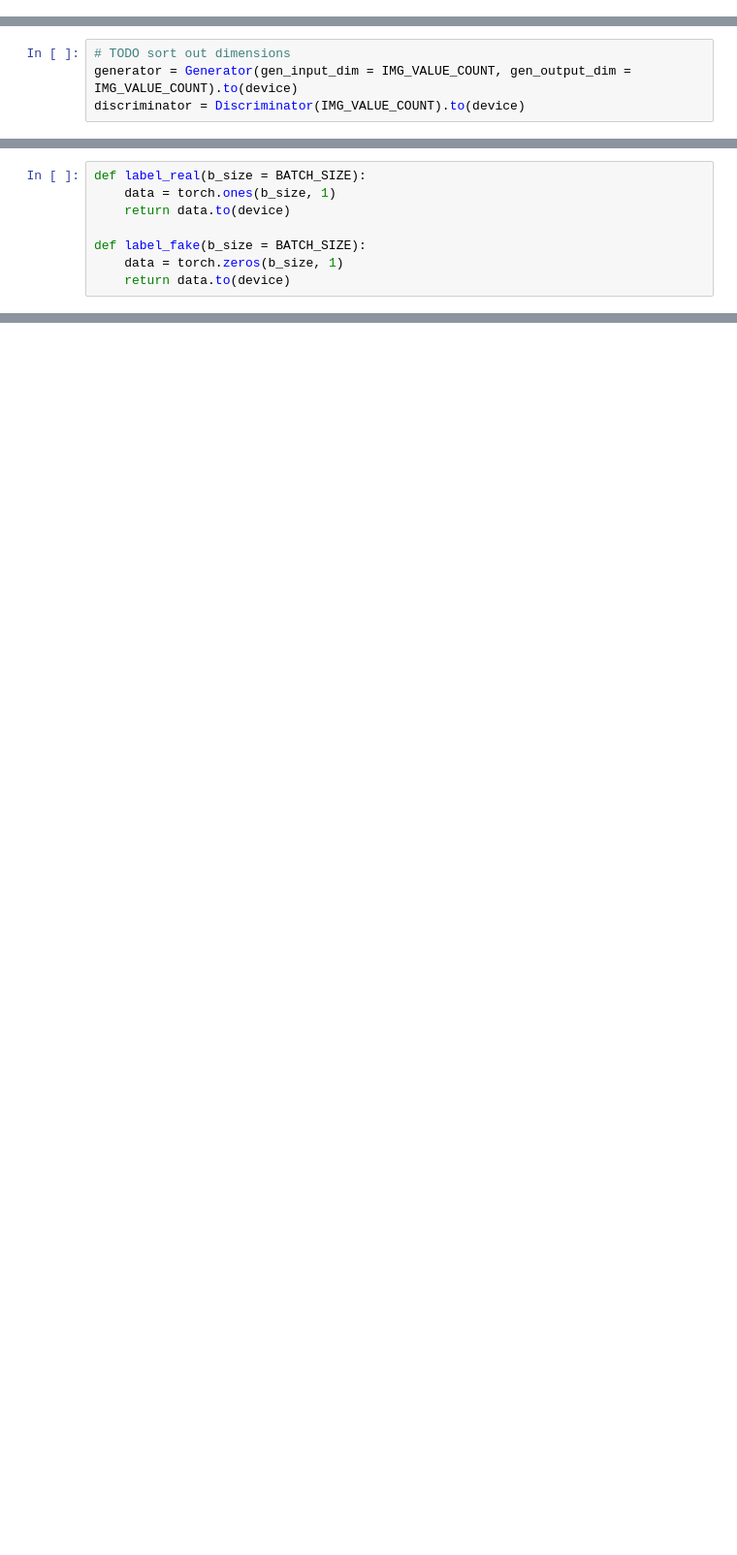
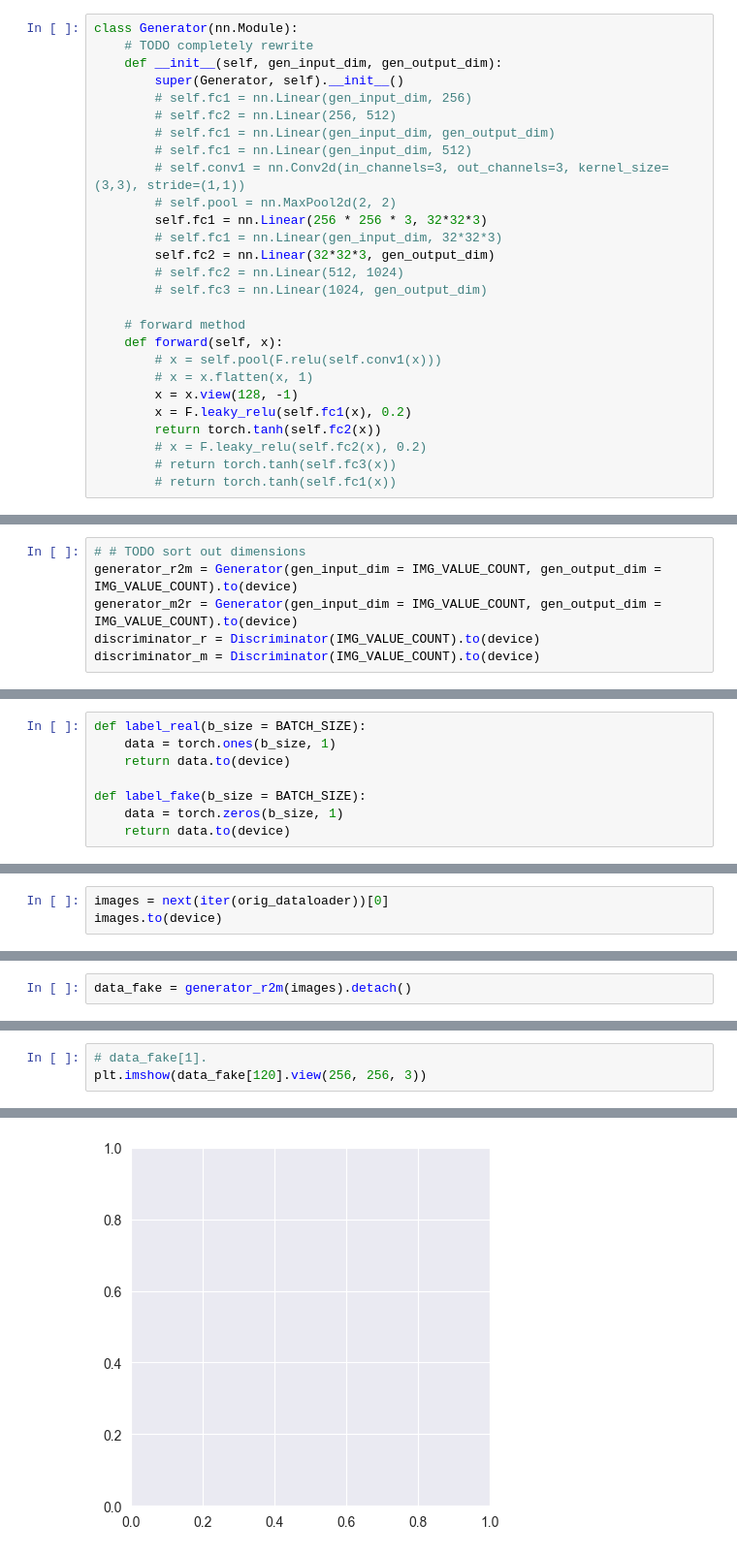
Before and after one commit to jakub-kucera/NI-MVI, a Jupyter notebook: notebook.ipynb, the cells around one changed output, grey strips where cells are left out. Shown at 97% size. Cells and saved outputs as stored; diff of their text form; blank space fills up the shorter version.

```diff
--- a/notebook.ipynb
+++ b/notebook.ipynb
@@ -55,0 +59,27 @@ plt.imshow(arr, cmap='Greys_r')
+# %%
+class Generator(nn.Module):
+    # TODO completely rewrite
+    def __init__(self, gen_input_dim, gen_output_dim):
+        super(Generator, self).__init__()
+        # self.fc1 = nn.Linear(gen_input_dim, 256)
+        # self.fc2 = nn.Linear(256, 512)
+        # self.fc1 = nn.Linear(gen_input_dim, gen_output_dim)
+        # self.fc1 = nn.Linear(gen_input_dim, 512)
+        # self.conv1 = nn.Conv2d(in_channels=3, out_channels=3, kernel_size=(3,3), stride=(1,1))
+        # self.pool = nn.MaxPool2d(2, 2)
+        self.fc1 = nn.Linear(256 * 256 * 3, 32*32*3)
+        # self.fc1 = nn.Linear(gen_input_dim, 32*32*3)
+        self.fc2 = nn.Linear(32*32*3, gen_output_dim)
+        # self.fc2 = nn.Linear(512, 1024)
+        # self.fc3 = nn.Linear(1024, gen_output_dim)
+
+    # forward method
+    def forward(self, x):
+        # x = self.pool(F.relu(self.conv1(x)))
+        # x = x.flatten(x, 1)
+        x = x.view(128, -1)
+        x = F.leaky_relu(self.fc1(x), 0.2)
+        return torch.tanh(self.fc2(x))
+        # x = F.leaky_relu(self.fc2(x), 0.2)
+        # return torch.tanh(self.fc3(x))
+        # return torch.tanh(self.fc1(x))
@@ -93,5 +124,7 @@ class Discriminator(nn.Module):
 # %%
-# TODO sort out dimensions
-generator = Generator(gen_input_dim = IMG_VALUE_COUNT, gen_output_dim = IMG_VALUE_COUNT).to(device)
-discriminator = Discriminator(IMG_VALUE_COUNT).to(device)
+# # TODO sort out dimensions
+generator_r2m = Generator(gen_input_dim = IMG_VALUE_COUNT, gen_output_dim = IMG_VALUE_COUNT).to(device)
+generator_m2r = Generator(gen_input_dim = IMG_VALUE_COUNT, gen_output_dim = IMG_VALUE_COUNT).to(device)
+discriminator_r = Discriminator(IMG_VALUE_COUNT).to(device)
+discriminator_m = Discriminator(IMG_VALUE_COUNT).to(device)
 # %%
@@ -196,0 +346,3 @@ RuntimeError: mat1 and mat2 shapes cannot be multiplied (256x256 and 65536x512)
+# %%
+images = next(iter(orig_dataloader))[0]
+images.to(device)
@@ -196,0 +367,2 @@ RuntimeError: mat1 and mat2 shapes cannot be multiplied (256x256 and 65536x512)
+# %%
+data_fake = generator_r2m(images).detach()
@@ -196,0 +371,4 @@ RuntimeError: mat1 and mat2 shapes cannot be multiplied (256x256 and 65536x512)
+# %%
+# data_fake[1].
+plt.imshow(data_fake[120].view(256, 256, 3))
+# %% [output]
@@ -196,0 +376 @@ RuntimeError: mat1 and mat2 shapes cannot be multiplied (256x256 and 65536x512)
+[figure, added]
```
Also changed, not shown: parts of 21 cells of this notebook.
